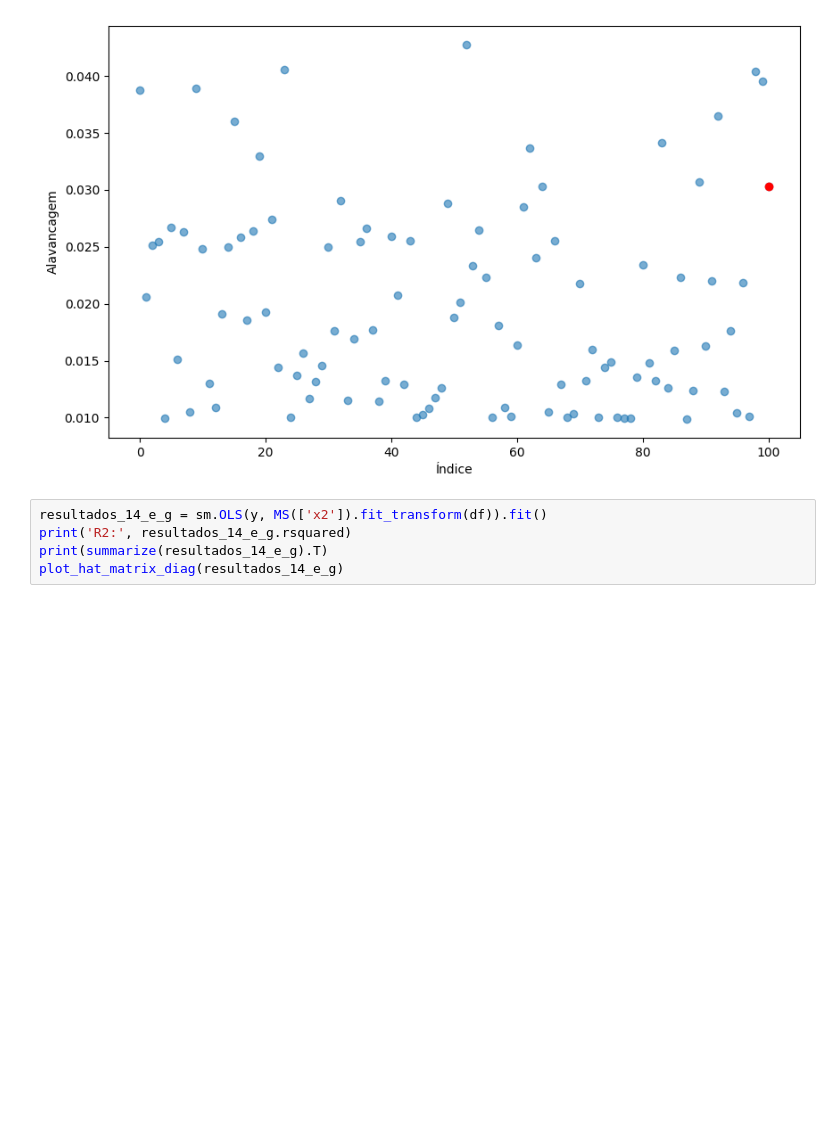
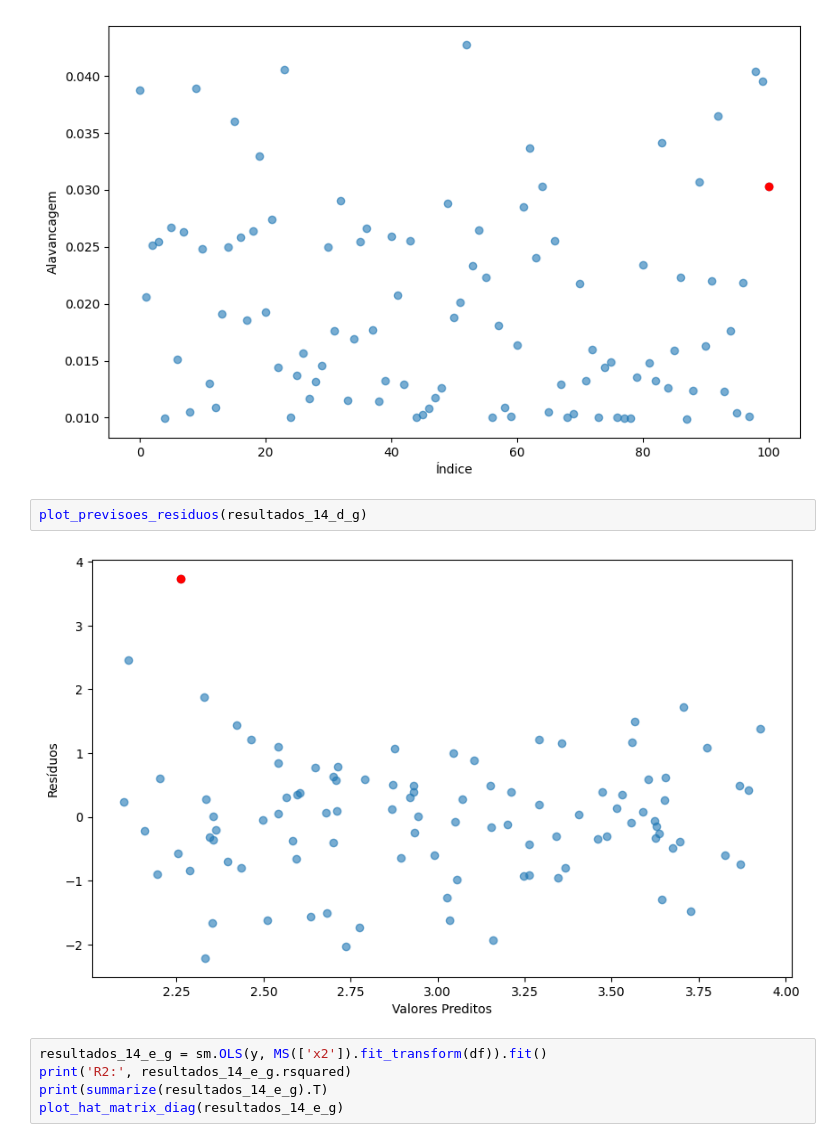
Before and after one commit to oliveira-silva-lucas/ISLP, a Jupyter notebook: Cap_03_Linear_Regression/Exercises/ex_cap_03_simulated_data.ipynb, the cells around one changed output. Saved outputs shown, nothing was run; the diff lists cells and outputs as text; blank space fills up the shorter version.

```diff
--- a/Cap_03_Linear_Regression/Exercises/ex_cap_03_simulated_data.ipynb
+++ b/Cap_03_Linear_Regression/Exercises/ex_cap_03_simulated_data.ipynb
@@ -669,6 +681,10 @@ std err     0.2010  0.358
 t          10.3100  5.236
 P>|t|       0.0000  0.000
 [figure]
+# %%
+plot_previsoes_residuos(resultados_14_d_g)
+# %% [output]
+[figure, added]
 # %%
 resultados_14_e_g = sm.OLS(y, MS(['x2']).fit_transform(df)).fit()
 print('R2:', resultados_14_e_g.rsquared)
```
Also changed, not shown: parts of 8 cells of this notebook.
